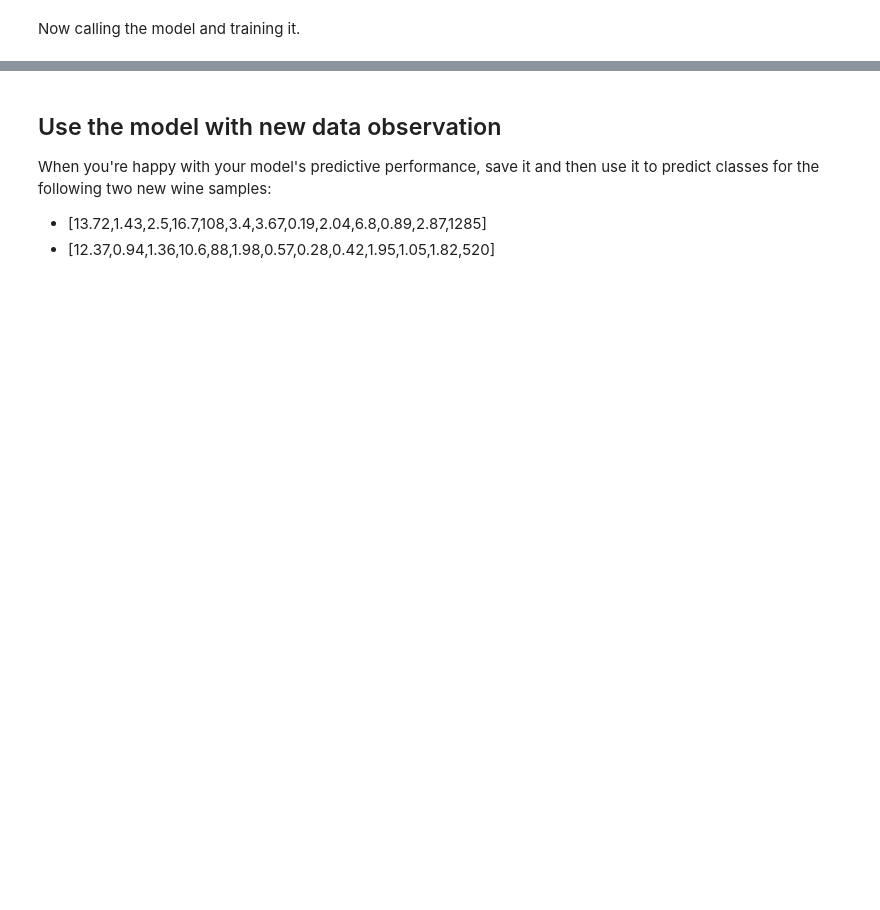
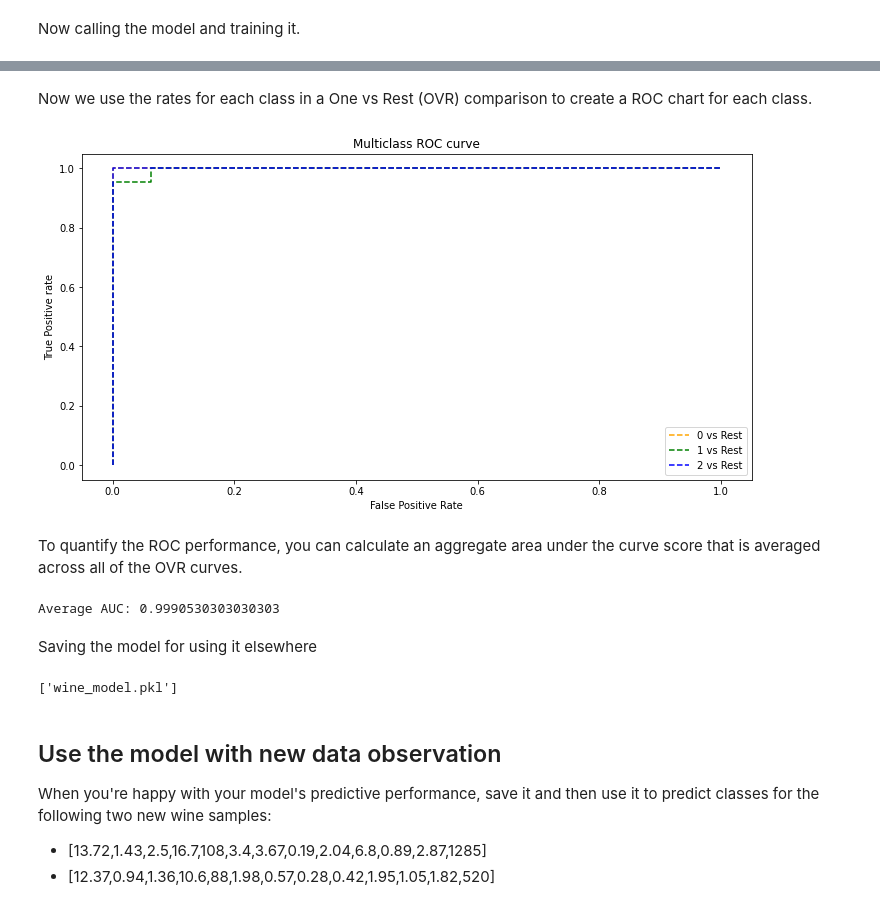
Before and after one commit to BanuelosCarlos/Wine-Classification-Challenge, a Jupyter notebook: Wine Classification Challenge.ipynb, the cells around one changed output, grey strips where cells are left out. Saved outputs shown, nothing was run; the diff lists cells and outputs as text; code cells hidden in the pictures; blank space fills up the shorter version.

```diff
--- a/Wine Classification Challenge.ipynb
+++ b/Wine Classification Challenge.ipynb
@@ -142,3 +199,47 @@ print((y_test==predictions).sum()/len(y_test))
+# %% [markdown]
+Now we use the rates for each class in a One vs Rest (OVR) comparison to create a ROC chart for each class.
+# %%
+from sklearn.metrics import roc_curve
+from sklearn.metrics import roc_auc_score
+
+wine_proba = model.predict_proba(X_test)
+classes = ['0','1','2']
+# Get ROC metrics for each class
+fpr = {}
+tpr = {}
+thresh ={}
+for i in range(len(classes)):
+    fpr[i], tpr[i], thresh[i] = roc_curve(y_test, wine_proba[:,i], pos_label=i)
+
+# Plot the ROC chart
+fig1 = plt.figure(figsize=(12,6))
+plt.plot(fpr[0], tpr[0], linestyle='--',color='orange', label=classes[0] + ' vs Rest')
+plt.plot(fpr[1], tpr[1], linestyle='--',color='green', label=classes[1] + ' vs Rest')
+plt.plot(fpr[2], tpr[2], linestyle='--',color='blue', label=classes[2] + ' vs Rest')
+plt.title('Multiclass ROC curve')
+plt.xlabel('False Positive Rate')
+plt.ylabel('True Positive rate')
+plt.legend(loc='best')
+plt.show()
+# %% [output]
+[figure, added]
+# %% [markdown]
+To quantify the ROC performance, you can calculate an aggregate area under the curve score that is averaged across all of the OVR curves.
+# %%
+auc = roc_auc_score(y_test,wine_proba, multi_class='ovr')
+print('Average AUC:', auc)
+# %% [output]
+Average AUC: 0.9990530303030303
+# %% [markdown]
+Saving the model for using it elsewhere
+# %%
+import joblib
+
+# Save the model as a pickle file
+filename = 'wine_model.pkl'
+joblib.dump(model, filename)
+# %% [output]
+['wine_model.pkl']
 # %% [markdown]
 ## Use the model with new data observation
 
```
Also changed, not shown: parts of 13 cells of this notebook.
